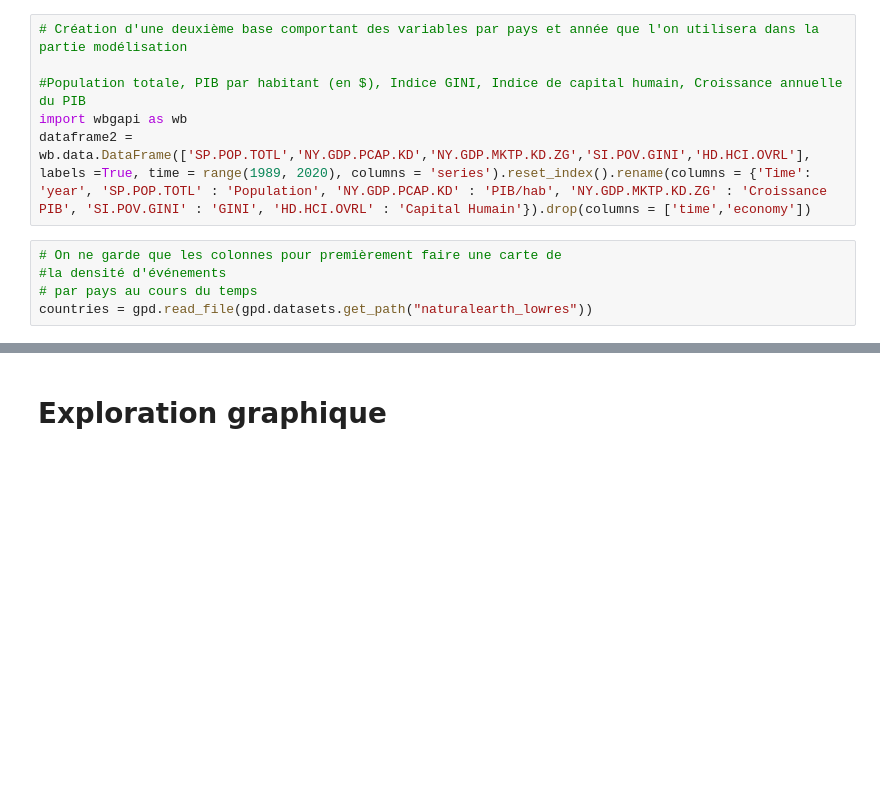
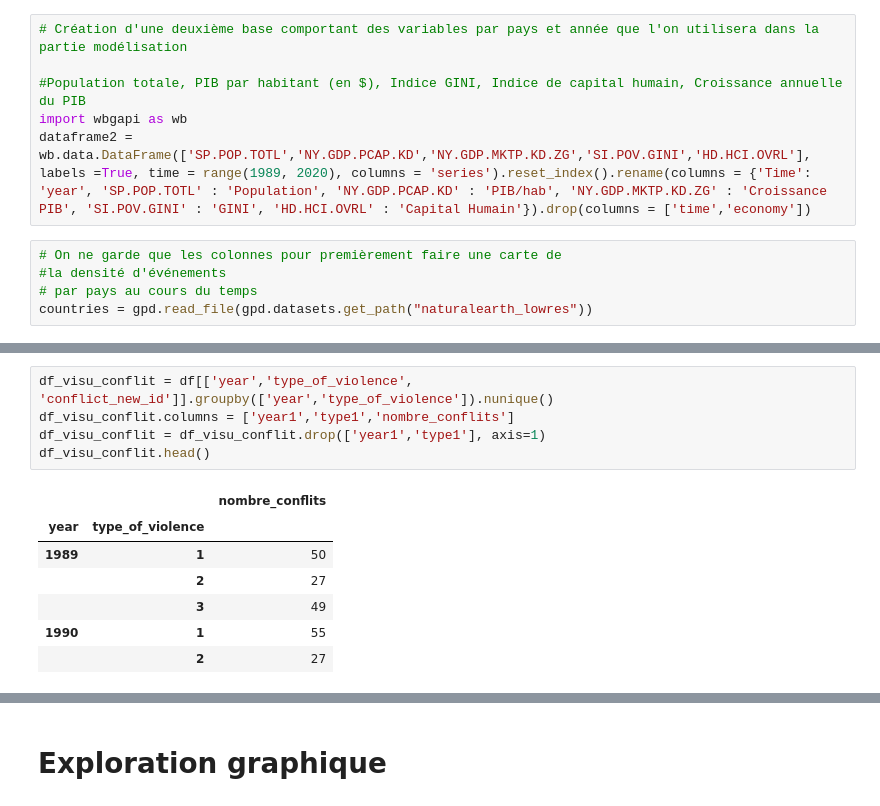
Before and after one commit to LexAdrim/UCDP-project, a Jupyter notebook: main.ipynb, the cells around one changed output, grey strips where cells are left out. Saved outputs shown, nothing was run; the diff lists cells and outputs as text; blank space fills up the shorter version.

```diff
--- a/main.ipynb
+++ b/main.ipynb
@@ -59,0 +96,13 @@ countries = gpd.read_file(gpd.datasets.get_path("naturalearth_lowres"))
+# %%
+df_visu_conflit = df[['year','type_of_violence', 'conflict_new_id']].groupby(['year','type_of_violence']).nunique()
+df_visu_conflit.columns = ['year1','type1','nombre_conflits']
+df_visu_conflit = df_visu_conflit.drop(['year1','type1'], axis=1)
+df_visu_conflit.head()
+# %% [output]
+|  |  | nombre_conflits |
+| year | type_of_violence |  |
+| 1989 | 1 | 50 |
+|  | 2 | 27 |
+|  | 3 | 49 |
+| 1990 | 1 | 55 |
+|  | 2 | 27 |
```
Also changed, not shown: parts of 9 cells of this notebook.
